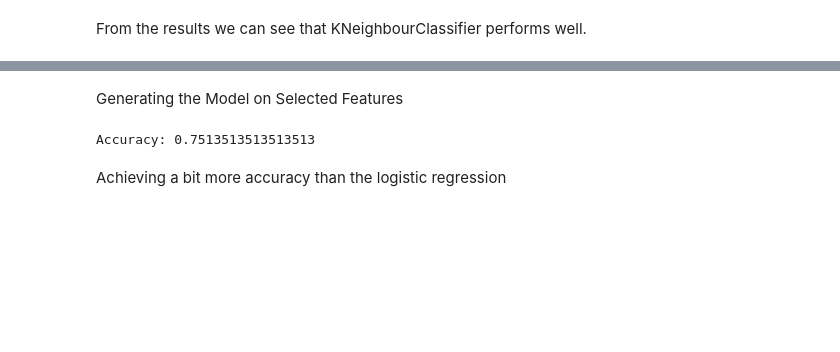
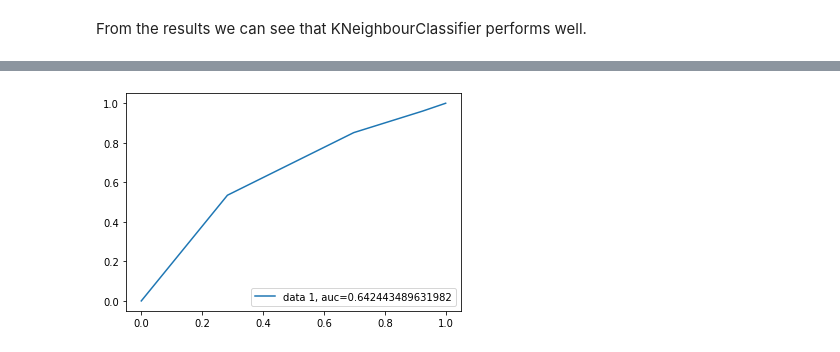
Before and after one commit to Hiteshhegde/loan_def, a Jupyter notebook: Loan_prediction_model_building.ipynb, the cells around one changed output, grey strips where cells are left out. Drawn from its saved outputs; the diff is of its cells as text; code cells hidden in the pictures; blank space fills up the shorter version.

Commit message:
Updated Loan_predection_Model_building

```diff
--- a/Loan_prediction_model_building.ipynb
+++ b/Loan_prediction_model_building.ipynb
@@ -198,10 +199,13 @@ plt.show()
 # %% [markdown]
 Creating a function to evaluate models and print the metric scores below
 # %%
+dtc = DecisionTreeClassifier(criterion="entropy", max_depth=4)
+knn = KNeighborsClassifier(n_neighbors=3)
+svc = SVC(random_state = 48,probability=True)
 models = {
-    'KNeighborsClassifier' : KNeighborsClassifier(n_neighbors=3),
-    'DecisionTreeClassifier':DecisionTreeClassifier(criterion="entropy", max_depth=3),
-    'SVC' : SVC(random_state = 42)
+    'knn' : knn,
+    'DecisionTreeClassifier':dtc,
+    'SVC' : svc
 }
 # %%
 def loss(y_true,y_pred, retu=False):
@@ -288,2 +250,0 @@ No handles with labels found to put in legend.
-# %% [markdown]
-Generating the Model on Selected Features
@@ -293,17 +251,9 @@ new_y = df['Loan_Status']
-# %%
-X_train, X_test, y_train, y_test = train_test_split(X, y, test_size=0.30, random_state=5)
-# %%
-new_clf=RandomForestClassifier(n_estimators=100)
-
-#Train the model using the training sets y_pred=clf.predict(X_test)
-new_clf=new_clf.fit(X_train,y_train)
-
-# prediction on test set
-y_pred=new_clf.predict(X_test)
-
-# Model Accuracy, how often is the classifier correct?
-print("Accuracy:",metrics.accuracy_score(y_test, y_pred))
-# %% [output]
-Accuracy: 0.7513513513513513
-# %% [markdown]
-Achieving a bit more accuracy than the logistic regression
+# %%
+k_pred_prob = knn.predict_proba(X_test)[::,1]
+fpr, tpr, _ = metrics.roc_curve(y_test,  k_pred_prob)
+auc = metrics.roc_auc_score(y_test, k_pred_prob)
+plt.plot(fpr,tpr,label="data 1, auc="+str(auc))
+plt.legend(loc=4)
+plt.show()
+# %% [output]
+[figure, added]
```
Also changed, not shown: parts of 9 cells of this notebook.
